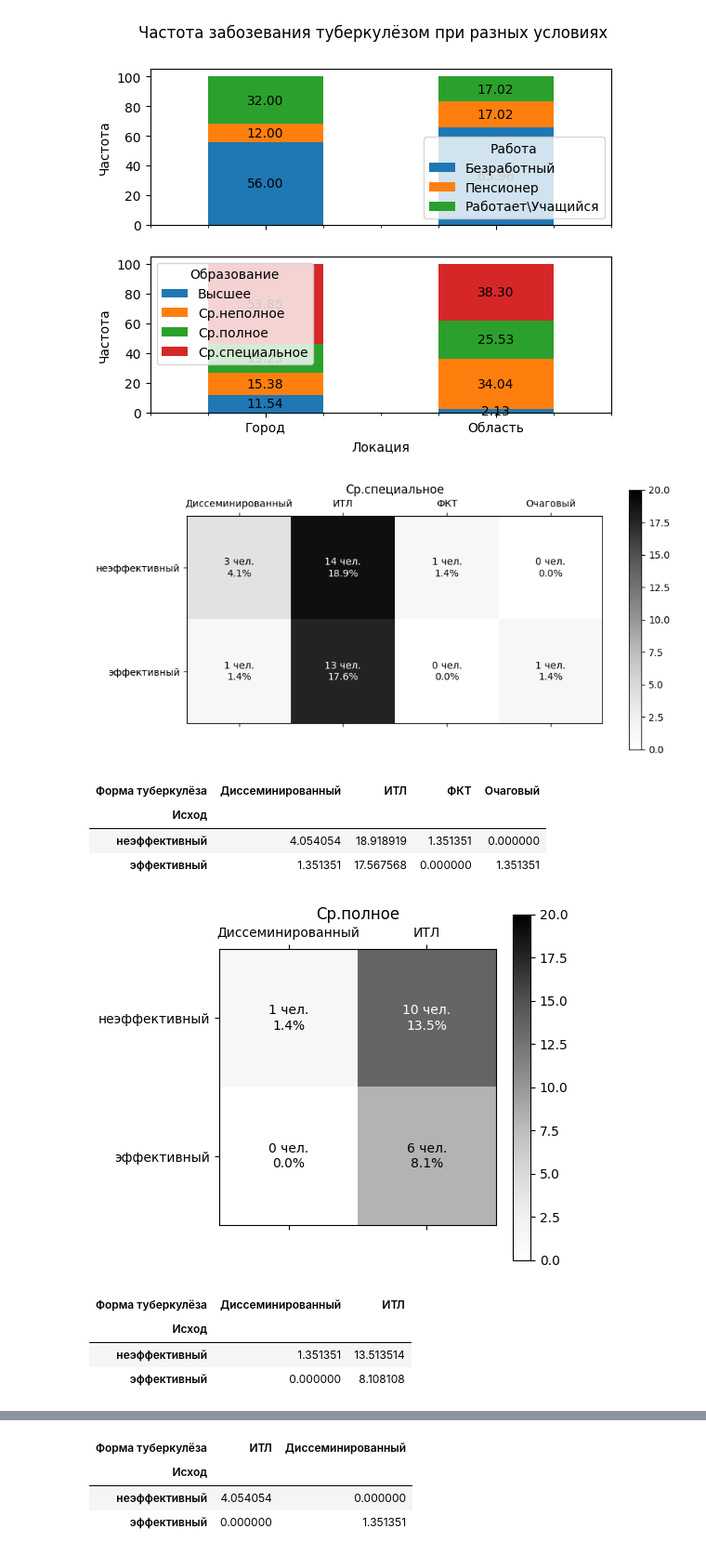
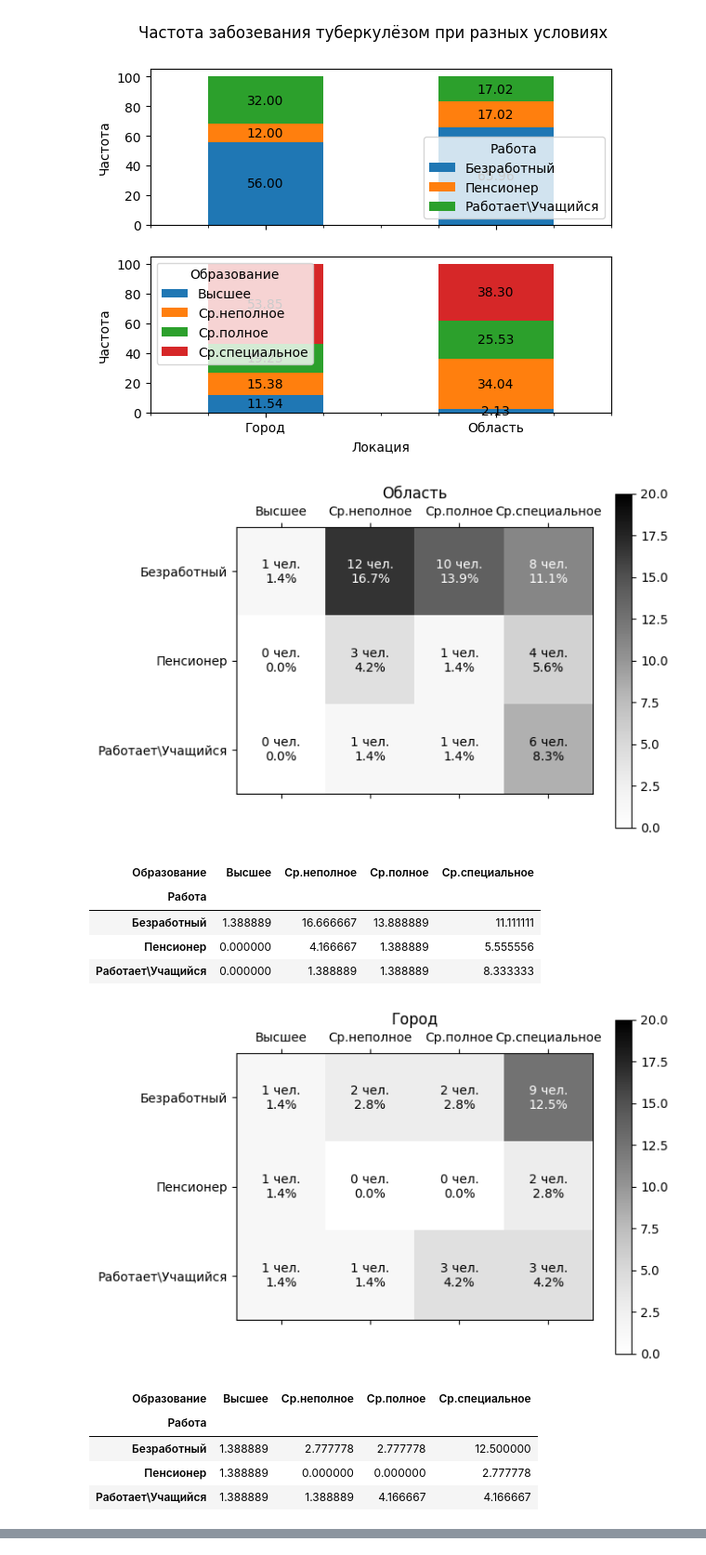
Before and after one commit to D-314/cyber-tuber, a Jupyter notebook: processing.ipynb, the cells around one changed output, grey strips where cells are left out. Shown at 93% size. Drawn from its saved outputs; the diff is of its cells as text; code cells hidden in the pictures.

```diff
--- a/processing.ipynb
+++ b/processing.ipynb
@@ -131,44 +126,46 @@ del grouped,work_freq,edu_freq,i,fig,ax1,ax2
 # %%
 #@title Разделение по трём параметрам
 
-col0 = "\u0412\u0438\u0434 \u041B\u0423" #@param ["Локация", "Регион", "Работа", "Образование", "Форма туберкулёза", "Вид ЛУ", "Исход"]
+col0 = "\u041B\u043E\u043A\u0430\u0446\u0438\u044F" #@param ["Локация", "Регион", "Работа", "Образование", "Форма туберкулёза", "Вид ЛУ", "Исход"]
 norm_after_grouping = False #@param {type:"boolean"}
-col1 = "\u0418\u0441\u0445\u043E\u0434" #@param ["Локация", "Регион", "Работа", "Образование", "Форма туберкулёза", "Вид ЛУ",  "Исход"]
-col2 = "\u0424\u043E\u0440\u043C\u0430 \u0442\u0443\u0431\u0435\u0440\u043A\u0443\u043B\u0451\u0437\u0430" #@param ["Локация", "Регион", "Работа", "Образование", "Форма туберкулёза", "Вид ЛУ", "Исход"]
+col1 = "\u0420\u0430\u0431\u043E\u0442\u0430" #@param ["Локация", "Регион", "Работа", "Образование", "Форма туберкулёза", "Вид ЛУ",  "Исход"]
+col2 = "\u041E\u0431\u0440\u0430\u0437\u043E\u0432\u0430\u043D\u0438\u0435" #@param ["Локация", "Регион", "Работа", "Образование", "Форма туберкулёза", "Вид ЛУ", "Исход"]
 
 freqs = df.groupby([col0, col1, col2]).size()
 
 # Получение нормализованных частот
 norm_freqs = 100 * freqs / freqs.sum()
 max = np.floor(np.ceil(norm_freqs.max() / 10) * 10)
 
 # Построение двухмерных графиков
 for loc in df[col0].dropna().unique():
   subset = freqs[loc].unstack().fillna(0)
   if norm_after_grouping:
     norm_freqs[loc] = 100 * freqs[loc] / freqs[loc].sum()
   subset_norm = norm_freqs[loc].unstack().fillna(0)
   plt.matshow(subset_norm, cmap='Greys', vmin=0, vmax=max)
   plt.title(loc)
   ax = plt.gca()
   # Добавляем надписи
   for (((i,j),z1),((_,_),z2)) in zip(np.ndenumerate(subset), np.ndenumerate(subset_norm)):
       text_color = 'white' if subset_norm.iloc[i, j] > 10 else 'black'
       ax.text(j, i, '{:d} чел.\n{:0.1f}%'.format(int(z1), z2), ha='center', va='center', color=text_color)
   plt.xticks(range(len(subset_norm.columns)), subset_norm.columns)
   plt.yticks(range(len(subset_norm.index)), subset_norm.index)
   plt.colorbar()
   plt.show()
   display(HTML(subset_norm.to_html()))
 del freqs,norm_freqs,subset,subset_norm,i,j,z1,z2,loc,ax,text_color,max,col0,col1,col2,norm_after_grouping
 # %% [output]
-[figure, old version]
+[figure, new version]
-| Форма туберкулёза | Диссеминированный | ИТЛ | ФКТ | Очаговый |
-| Исход |  |  |  |  |
-| неэффективный | 4.054054 | 18.918919 | 1.351351 | 0.000000 |
-| эффективный | 1.351351 | 17.567568 | 0.000000 | 1.351351 |
+| Образование | Высшее | Ср.неполное | Ср.полное | Ср.специальное |
+| Работа |  |  |  |  |
+| Безработный | 1.388889 | 16.666667 | 13.888889 | 11.111111 |
+| Пенсионер | 0.000000 | 4.166667 | 1.388889 | 5.555556 |
+| Работает\Учащийся | 0.000000 | 1.388889 | 1.388889 | 8.333333 |
-[figure, old version]
+[figure, new version]
-| Форма туберкулёза | Диссеминированный | ИТЛ |
-| Исход |  |  |
-| неэффективный | 1.351351 | 13.513514 |
-| эффективный | 0.000000 | 8.108108 |
+| Образование | Высшее | Ср.неполное | Ср.полное | Ср.специальное |
+| Работа |  |  |  |  |
+| Безработный | 1.388889 | 2.777778 | 2.777778 | 12.500000 |
+| Пенсионер | 1.388889 | 0.000000 | 0.000000 | 2.777778 |
+| Работает\Учащийся | 1.388889 | 1.388889 | 4.166667 | 4.166667 |
@@ -176,4 +171,0 @@ del freqs,norm_freqs,subset,subset_norm,i,j,z1,z2,loc,ax,text_color,max,col0,col
-| Форма туберкулёза | ИТЛ | Диссеминированный |
-| Исход |  |  |
-| неэффективный | 4.054054 | 0.000000 |
-| эффективный | 0.000000 | 1.351351 |
```
Also changed, not shown: parts of 3 cells of this notebook.
